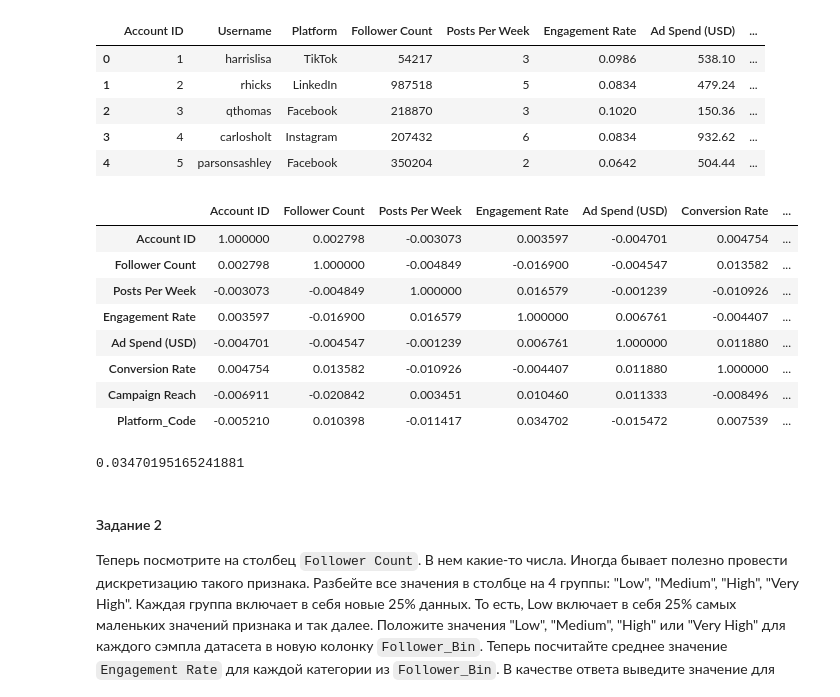
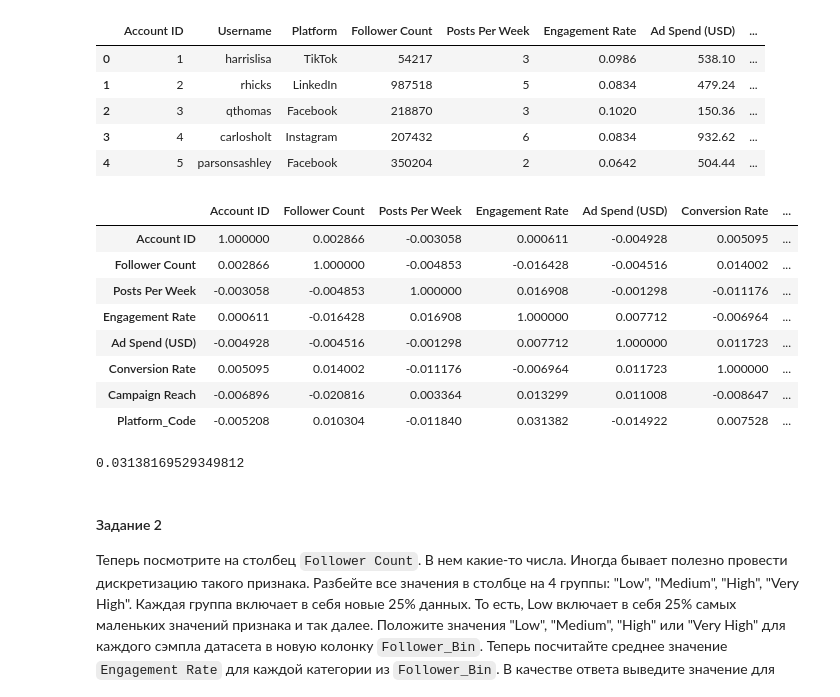
Before and after one commit to GeorgiyIshchenko/iad-intro-ds, a Jupyter notebook: 2025/homeworks/hw02-pandas/hw02_pandas.ipynb, the cells around one changed output. Cells and saved outputs as stored; diff of their text form; code cells hidden in the pictures.

```diff
--- a/2025/homeworks/hw02-pandas/hw02_pandas.ipynb
+++ b/2025/homeworks/hw02-pandas/hw02_pandas.ipynb
@@ -97,22 +97,22 @@ df.head(5)
 | 3 | 4 | carlosholt | Instagram | 207432 | 6 | 0.0834 | 932.62 | ... |
 | 4 | 5 | parsonsashley | Facebook | 350204 | 2 | 0.0642 | 504.44 | ... |
 # %%
-cr = df.corr(numeric_only=True)
+cr = df.select_dtypes(include='number').corr(method='spearman')
 cr
 # %% [output]
 |  | Account ID | Follower Count | Posts Per Week | Engagement Rate | Ad Spend (USD) | Conversion Rate | ... |
-| Account ID | 1.000000 | 0.002798 | -0.003073 | 0.003597 | -0.004701 | 0.004754 | ... |
-| Follower Count | 0.002798 | 1.000000 | -0.004849 | -0.016900 | -0.004547 | 0.013582 | ... |
-| Posts Per Week | -0.003073 | -0.004849 | 1.000000 | 0.016579 | -0.001239 | -0.010926 | ... |
-| Engagement Rate | 0.003597 | -0.016900 | 0.016579 | 1.000000 | 0.006761 | -0.004407 | ... |
-| Ad Spend (USD) | -0.004701 | -0.004547 | -0.001239 | 0.006761 | 1.000000 | 0.011880 | ... |
-| Conversion Rate | 0.004754 | 0.013582 | -0.010926 | -0.004407 | 0.011880 | 1.000000 | ... |
-| Campaign Reach | -0.006911 | -0.020842 | 0.003451 | 0.010460 | 0.011333 | -0.008496 | ... |
-| Platform_Code | -0.005210 | 0.010398 | -0.011417 | 0.034702 | -0.015472 | 0.007539 | ... |
+| Account ID | 1.000000 | 0.002866 | -0.003058 | 0.000611 | -0.004928 | 0.005095 | ... |
+| Follower Count | 0.002866 | 1.000000 | -0.004853 | -0.016428 | -0.004516 | 0.014002 | ... |
+| Posts Per Week | -0.003058 | -0.004853 | 1.000000 | 0.016908 | -0.001298 | -0.011176 | ... |
+| Engagement Rate | 0.000611 | -0.016428 | 0.016908 | 1.000000 | 0.007712 | -0.006964 | ... |
+| Ad Spend (USD) | -0.004928 | -0.004516 | -0.001298 | 0.007712 | 1.000000 | 0.011723 | ... |
+| Conversion Rate | 0.005095 | 0.014002 | -0.011176 | -0.006964 | 0.011723 | 1.000000 | ... |
+| Campaign Reach | -0.006896 | -0.020816 | 0.003364 | 0.013299 | 0.011008 | -0.008647 | ... |
+| Platform_Code | -0.005208 | 0.010304 | -0.011840 | 0.031382 | -0.014922 | 0.007528 | ... |
 # %%
 float(cr['Platform_Code'].loc['Engagement Rate'])
 # %% [output]
-0.03470195165241881
+0.03138169529349812
 # %% [markdown]
 #### Задание 2
 
```
Also changed, not shown: parts of 2 cells of this notebook.
